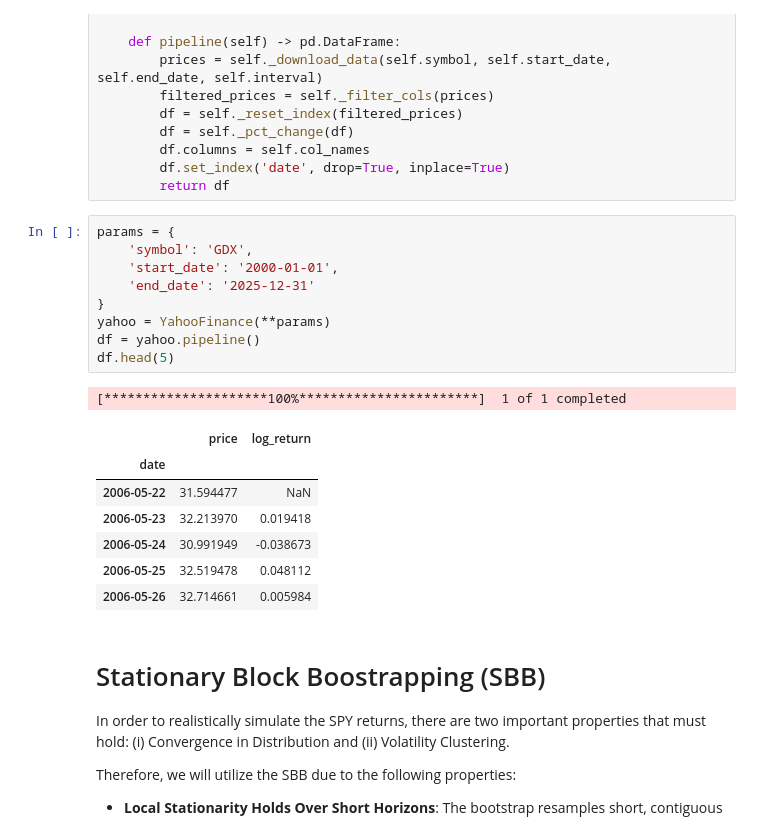
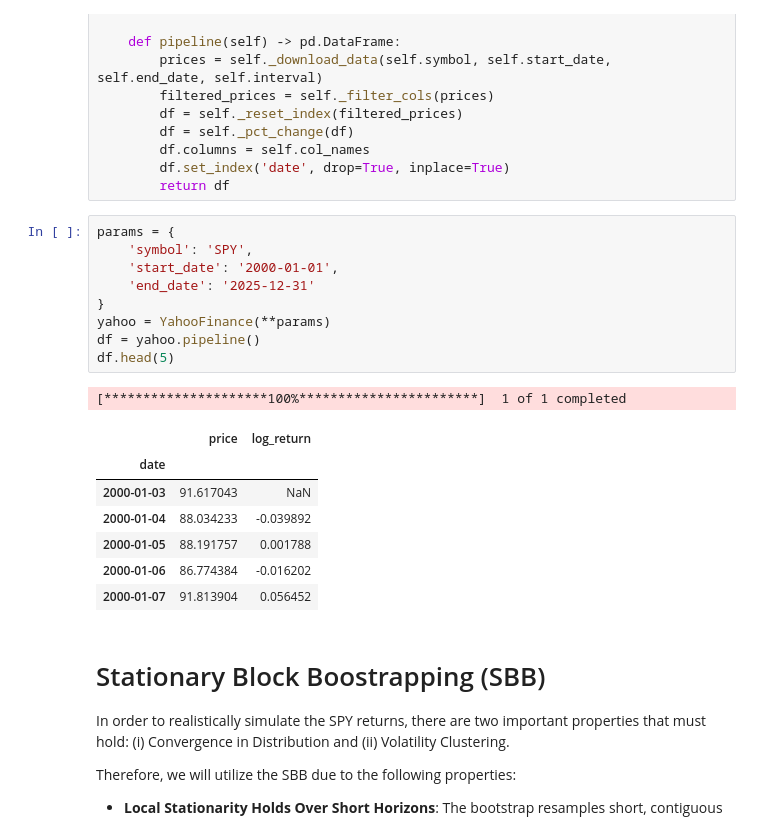
Before and after one commit to finnlimjc/Automatic-Block-Selection-for-Financial-Bootstrapping, a Jupyter notebook: notebooks/automatic_block_selection.ipynb, the cells around one changed output. Drawn from its saved outputs; the diff is of its cells as text.

```diff
--- a/notebooks/automatic_block_selection.ipynb
+++ b/notebooks/automatic_block_selection.ipynb
@@ -49,22 +49,22 @@ class YahooFinance:
         return df
 # %%
 params = {
-    'symbol': 'GDX',
+    'symbol': 'SPY',
     'start_date': '2000-01-01',
     'end_date': '2025-12-31'
 }
 yahoo = YahooFinance(**params)
 df = yahoo.pipeline()
 df.head(5)
 # %% [output]
 [*********************100%***********************]  1 of 1 completed
 |  | price | log_return |
 | date |  |  |
-| 2006-05-22 | 31.594477 | NaN |
-| 2006-05-23 | 32.213970 | 0.019418 |
-| 2006-05-24 | 30.991949 | -0.038673 |
-| 2006-05-25 | 32.519478 | 0.048112 |
-| 2006-05-26 | 32.714661 | 0.005984 |
+| 2000-01-03 | 91.617043 | NaN |
+| 2000-01-04 | 88.034233 | -0.039892 |
+| 2000-01-05 | 88.191757 | 0.001788 |
+| 2000-01-06 | 86.774384 | -0.016202 |
+| 2000-01-07 | 91.813904 | 0.056452 |
 # %% [markdown]
 # Stationary Block Boostrapping (SBB)
 
```
Also changed, not shown: parts of 22 cells of this notebook, 8 other files.
